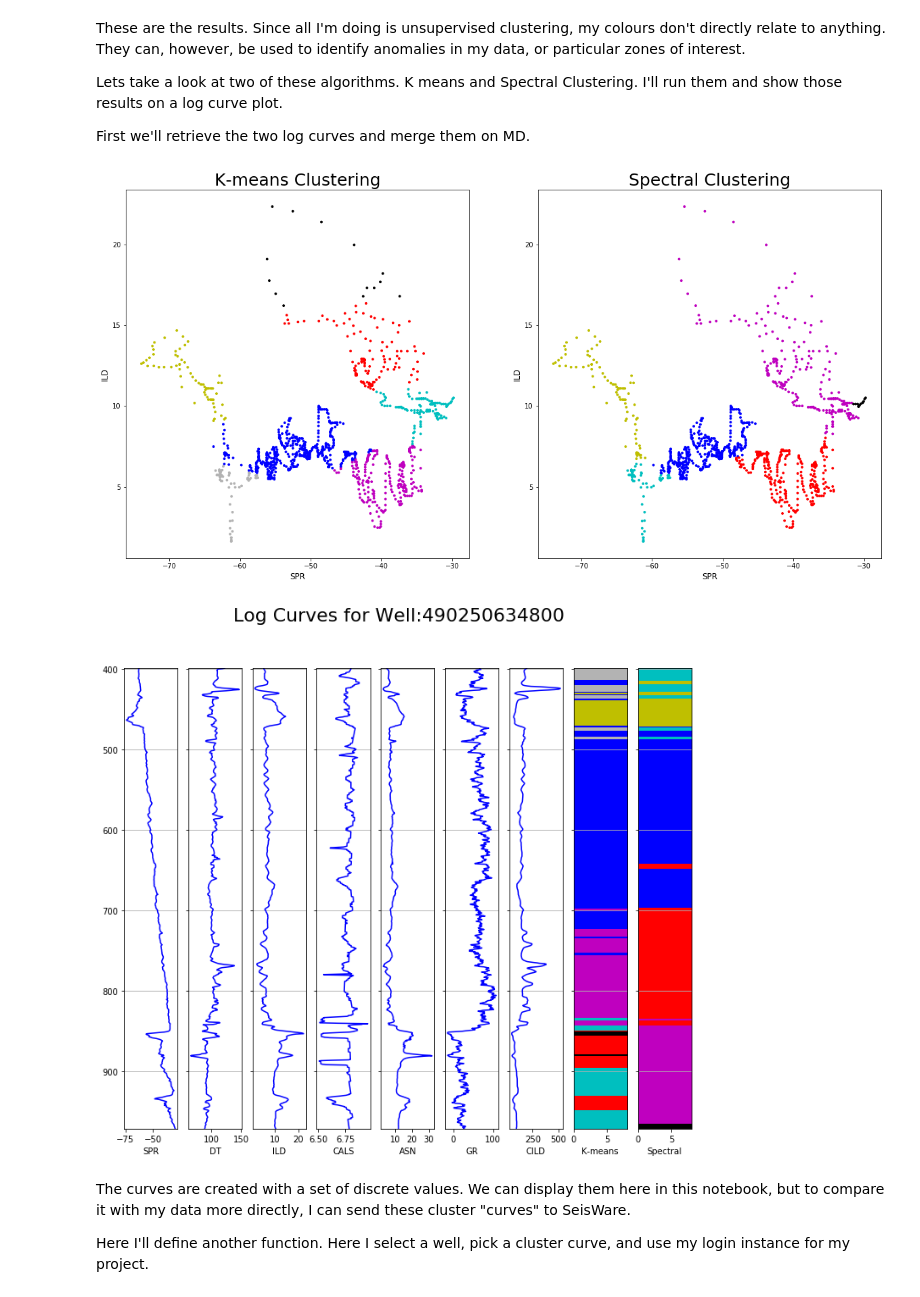
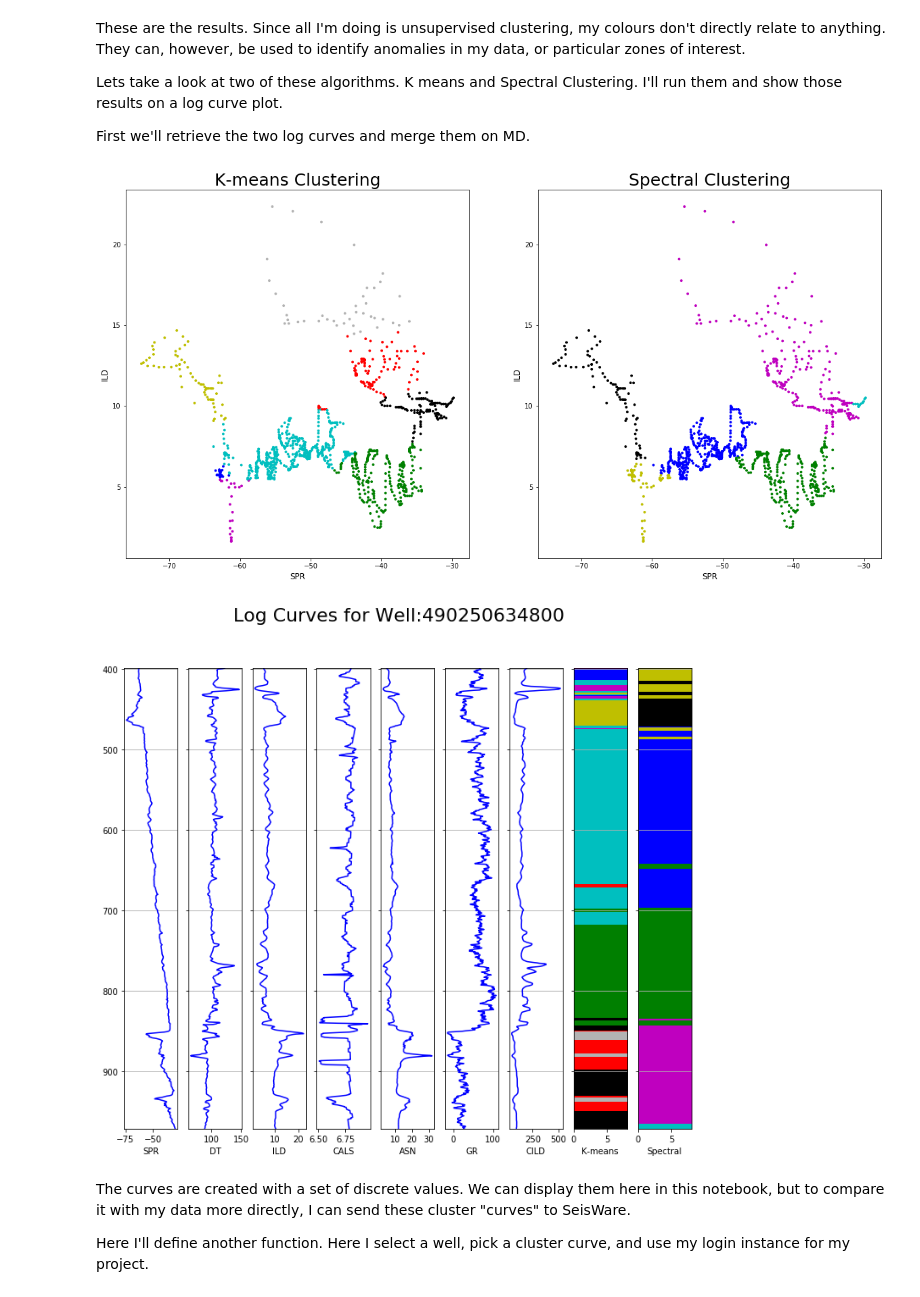
Before and after one commit to SeisWare/ClusteringWebinar, a Jupyter notebook: Clustering Webinar.ipynb, the cells around one changed output. Cells and saved outputs as stored; diff of their text form; code cells hidden in the pictures.

```diff
--- a/Clustering Webinar.ipynb
+++ b/Clustering Webinar.ipynb
@@ -414,7 +414,7 @@ X.columns = df.columns[:]
 
 #Create the K-means and Spectral Clustering
 
-two_means = cluster.MiniBatchKMeans(n_clusters=n_clusters, n_init=100, max_no_improvement=20,batch_size=45,)
+two_means = cluster.MiniBatchKMeans(n_clusters=n_clusters, n_init=100,batch_size=45,max_iter=200)
 
 spectral = cluster.SpectralClustering(n_clusters=n_clusters,
                                           eigen_solver='arpack',
@@ -436,35 +436,35 @@ df["K-means"] = pd.Series(y_pred)
 
 df["Spectral"] = pd.Series(y_pred_spectral)
 
 # Change the index from discrete values back to the Depth values
 
 df = df.set_index("DEPT")
 
 # Add the predicted labels back to the original DataFrame, matched on MD.
 
 data['K-means'] = df['K-means']
 data['Spectral'] = df['Spectral']
 
 colors = np.array(['b','g','r','c','m','y','k','#B3B3B3',])
 
 data.dropna(inplace=True)
 
 plt.figure(figsize=(20, 10))
 plt.subplot(1,2,1)
 plt.scatter(data[logX], data[logY], color=colors[data['K-means'].astype(np.int)].tolist(), s=8)
 plt.title("K-means Clustering", size = 25)
 plt.xlabel(df.columns[0], size = 12)
 plt.ylabel(df.columns[1], size = 12)
 plt.subplot(1,2,2)
 plt.scatter(data[logX], data[logY], color=colors[data['Spectral'].astype(np.int)].tolist(), s=8)
 plt.title("Spectral Clustering", size = 25)
 plt.xlabel(df.columns[0], size = 12)
 plt.ylabel(df.columns[1], size = 12)
 
 logs_plot(UWI,data,data.index.min(),data.index.max())
 # %% [output]
-[figure, old version]
+[figure, new version]
-[figure, old version]
+[figure, new version]
 # %% [markdown]
 The curves are created with a set of discrete values. We can display them here in this notebook, but to compare it with my data more directly, I can send these cluster "curves" to SeisWare.
 
```
Also changed, not shown: parts of 2 cells of this notebook, 1 other file.
